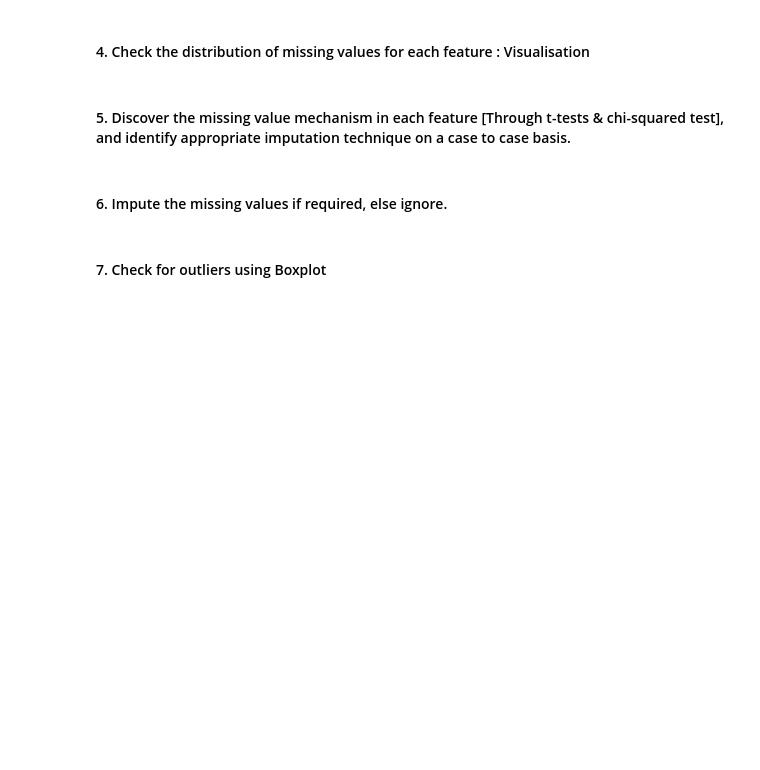
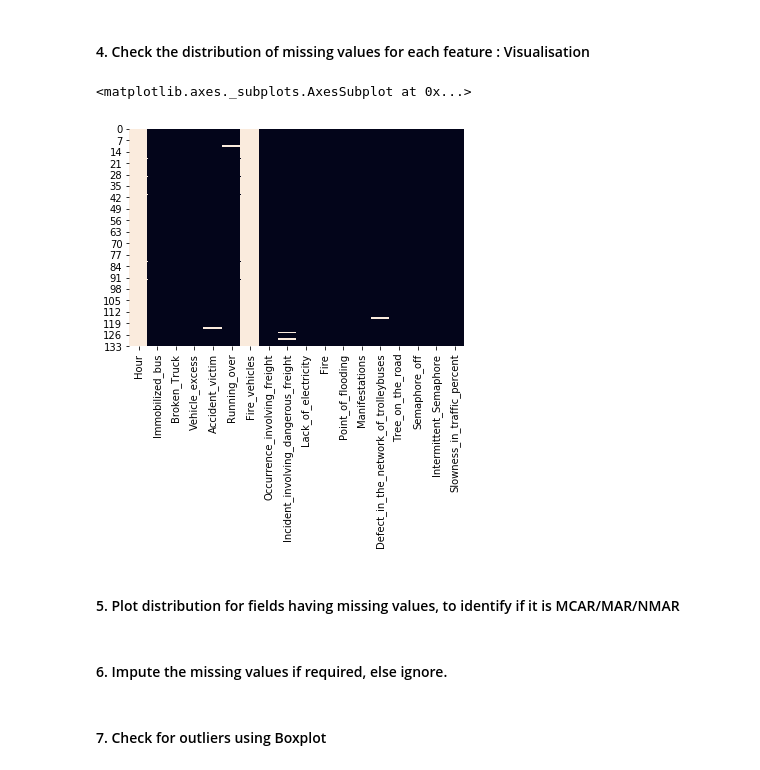
Before and after one commit to bhargavaapoorv/DataScienceOnTraffic, a Jupyter notebook: Feature Engg Project_Urban Traffic Prediction.ipynb, the cells around one changed output. Saved outputs shown, nothing was run; the diff lists cells and outputs as text; code cells hidden in the pictures; blank space fills up the shorter version.

Commit message:
Added code for heatmap, remove duplicate, co-relation matrix

```diff
--- a/Feature Engg Project_Urban Traffic Prediction.ipynb
+++ b/Feature Engg Project_Urban Traffic Prediction.ipynb
@@ -142,7 +183,12 @@ dtype: object
 # %% [markdown]
 #### 4. Check the distribution of missing values for each feature : Visualisation
-# %% [markdown]
-#### 5. Discover the missing value mechanism in each feature [Through t-tests & chi-squared test], and identify appropriate imputation technique on a case to case basis.
+# %%
+sns.heatmap(df.isnull(), cbar=False)
+# %% [output]
+<matplotlib.axes._subplots.AxesSubplot at 0x...>
+[figure, added]
+# %% [markdown]
+#### 5.  Plot distribution for fields having missing values, to identify if it is MCAR/MAR/NMAR
 # %% [markdown]
 #### 6. Impute the missing values if required, else ignore.
 # %% [markdown]
```
Also changed, not shown: parts of 14 cells of this notebook.
